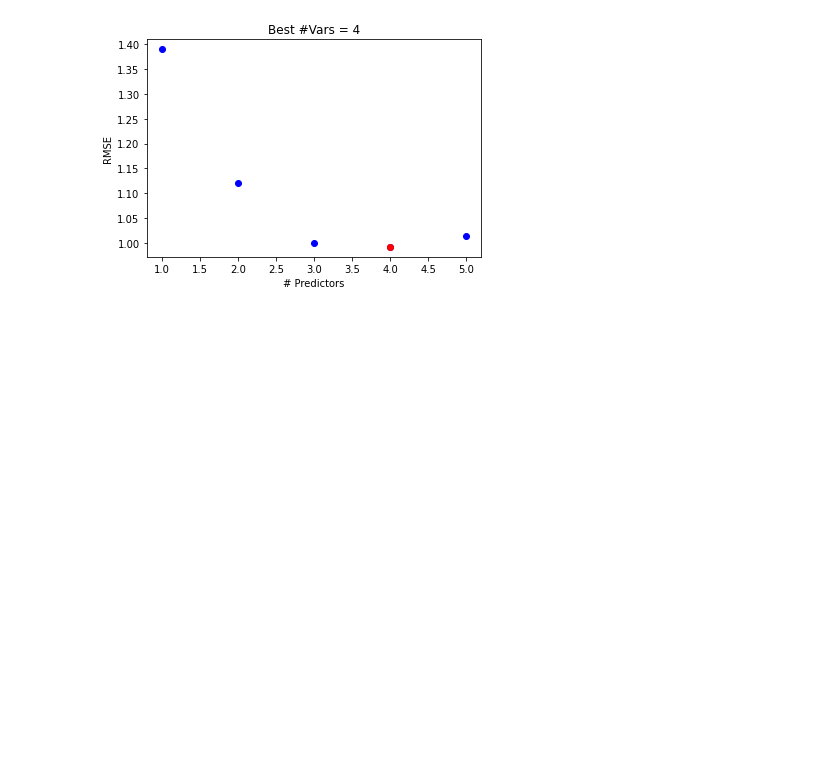
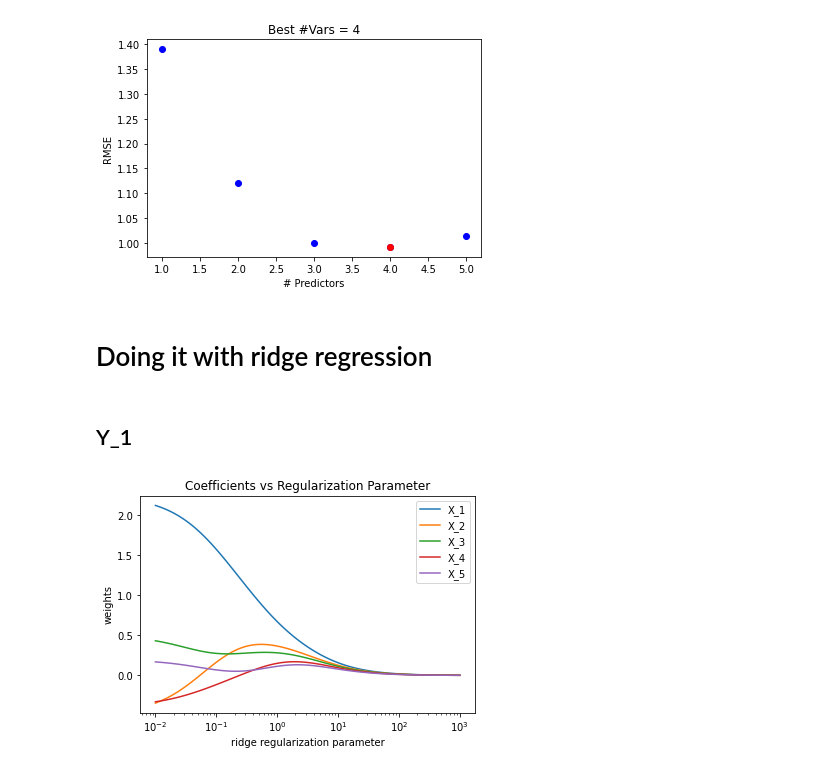
Before and after one commit to mcnica89/DATA6100, a Jupyter notebook: Preselecting_variables_vs_Cross_Validation.ipynb, the cells around one changed output. Cells and saved outputs as stored; diff of their text form; code cells hidden in the pictures; blank space fills up the shorter version.

```diff
--- a/Preselecting_variables_vs_Cross_Validation.ipynb
+++ b/Preselecting_variables_vs_Cross_Validation.ipynb
@@ -205,3 +208,50 @@ forward_subset_selection(X,Y_2)
 Best number of vars found: 4
 Best model found: ['X_4', 'X_2', 'X_5', 'X_3']
 [figure]
+# %% [markdown]
+# Doing it with ridge regression
+# %%
+from sklearn.preprocessing import scale
+
+from sklearn.model_selection import train_test_split
+from sklearn.metrics import mean_squared_error
+
+from sklearn.linear_model import Ridge, RidgeCV, Lasso, LassoCV, LinearRegression
+
+def try_many_ridge_reg(my_X,my_Y):
+
+  X_train, X_test, y_train, y_test = train_test_split(my_X, my_Y, test_size=0.2, random_state=1)
+
+  grid = 10 ** np.linspace(3,-2,100)
+
+  ridge_model = Ridge(normalize=True)
+  coefs = []
+  test_MSE = []
+
+  for a in grid:
+    ridge_model.set_params(alpha=a)
+    ridge_model.fit(my_X, my_Y)
+    coefs.append(ridge_model.coef_)
+
+
+    #preds = ridge_model.predict(X_test)
+    #test_MSE.append( np.mean( (preds - y_test)**2 ) )
+
+  ax = plt.gca()
+  ax.plot(grid, coefs)
+  ax.set_xscale('log')
+  ax.legend(my_X.columns)
+
+  plt.title("Coefficients vs Regularization Parameter")
+  plt.axis('tight')
+  plt.xlabel('ridge regularization parameter')
+  plt.ylabel('weights')
+  plt.show()
+# %% [markdown]
+## Y_1
+# %%
+X = df.iloc[:, 0:5] #X_1 to X_5
+Y_1 = df.iloc[:, 5] #Y_1
+try_many_ridge_reg(X,Y_1)
+# %% [output]
+[figure, added]
```
Also changed, not shown: parts of 3 cells of this notebook.
